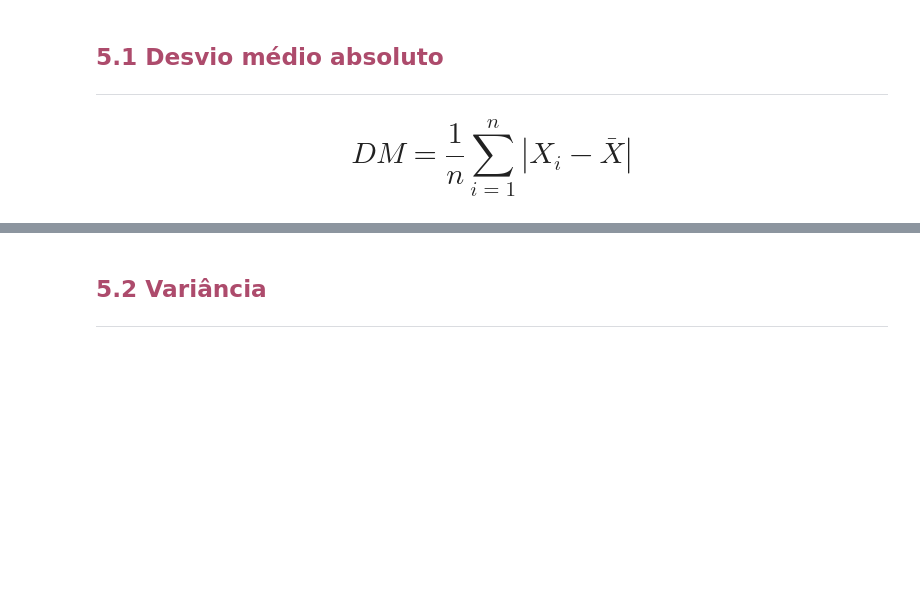
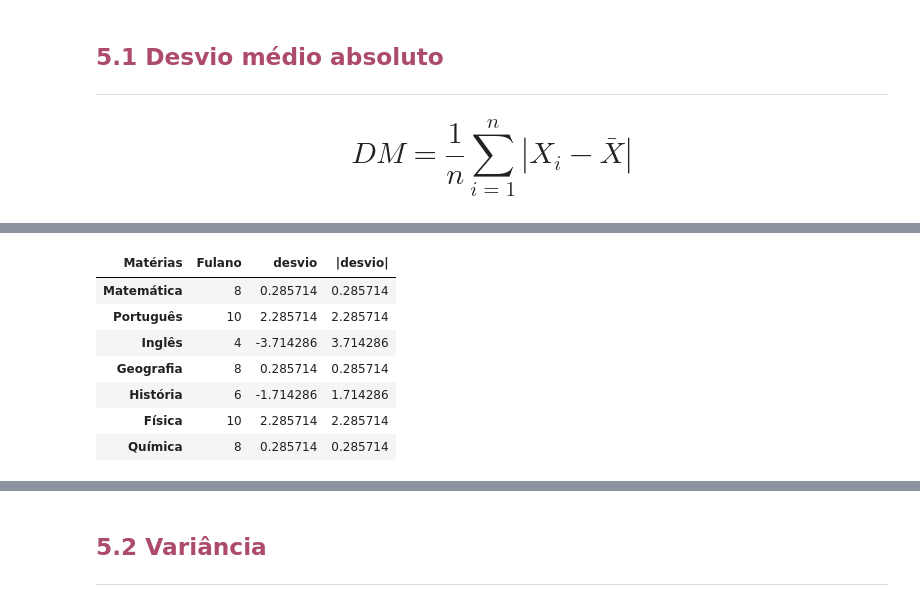
Before and after one commit to strawndri/estatistica-com-python, a Jupyter notebook: Notebooks/estatistica.ipynb, the cells around one changed output, grey strips where cells are left out. Saved outputs shown, nothing was run; the diff lists cells and outputs as text; code cells hidden in the pictures; blank space fills up the shorter version.

```diff
--- a/Notebooks/estatistica.ipynb
+++ b/Notebooks/estatistica.ipynb
@@ -861,0 +875,15 @@ Embora as medidas de posição forneçam uma sumarização bastante importante d
+# %%
+media_notas_fulano = notas_fulano.mean()[0]
+notas_fulano['desvio'] = notas_fulano['Fulano'] - media_notas_fulano
+notas_fulano['|desvio|'] = notas_fulano['desvio'].abs() # obtendo apenas o módulo/valor absoluto
+
+notas_fulano
+# %% [output]
+| Matérias | Fulano | desvio | |desvio| |
+| Matemática | 8 | 0.285714 | 0.285714 |
+| Português | 10 | 2.285714 | 2.285714 |
+| Inglês | 4 | -3.714286 | 3.714286 |
+| Geografia | 8 | 0.285714 | 0.285714 |
+| História | 6 | -1.714286 | 1.714286 |
+| Física | 10 | 2.285714 | 2.285714 |
+| Química | 8 | 0.285714 | 0.285714 |
```
Also changed, not shown: parts of 5 cells of this notebook.
